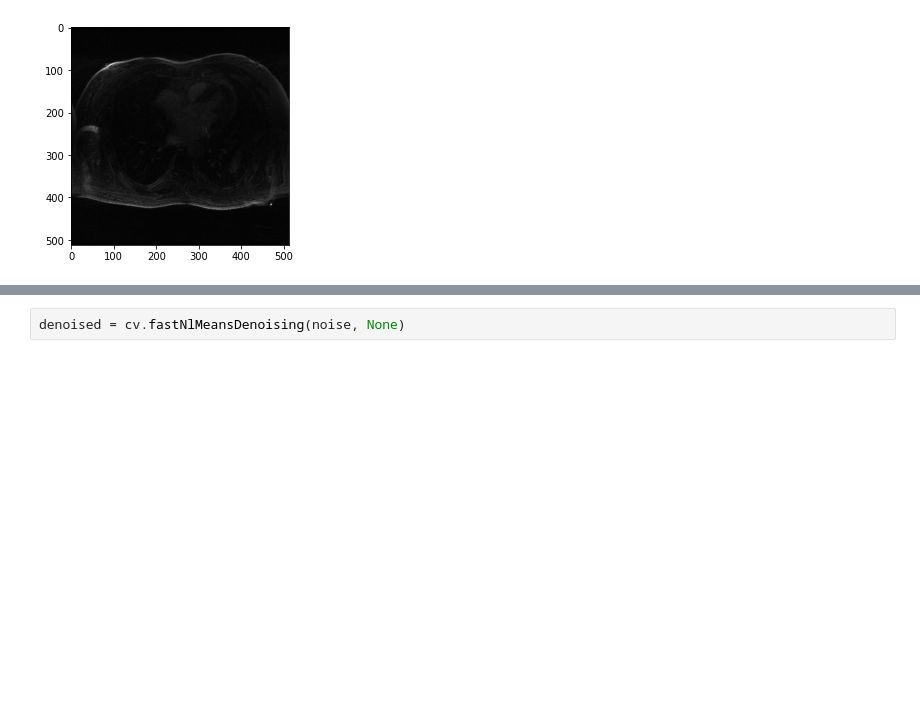
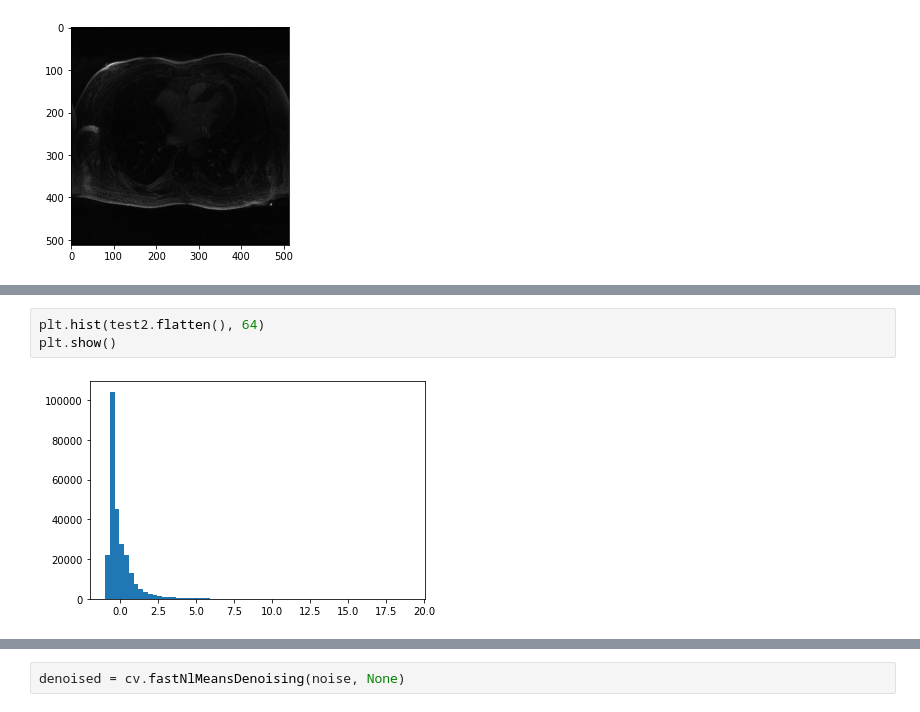
Before and after one commit to DavidLegarreSaavedra1/Deep-learning-methods-for-MRI-coil-channel-optimization, a Jupyter notebook: ROVir/scan.ipynb, the cells around one changed output, grey strips where cells are left out. Saved outputs shown, nothing was run; the diff lists cells and outputs as text; blank space fills up the shorter version.

```diff
--- a/ROVir/scan.ipynb
+++ b/ROVir/scan.ipynb
@@ -54,0 +78,5 @@ img_sc = window_image(prev_img, 100, 1500)
+# %%
+plt.hist(test2.flatten(), 64)
+plt.show()
+# %% [output]
+[figure, added]
```
Also changed, not shown: parts of 17 cells of this notebook, 2 other files.
